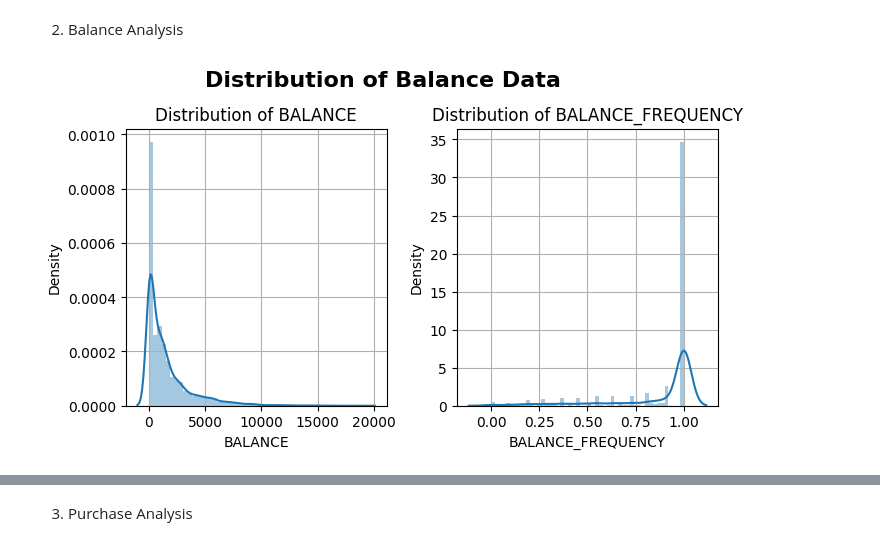
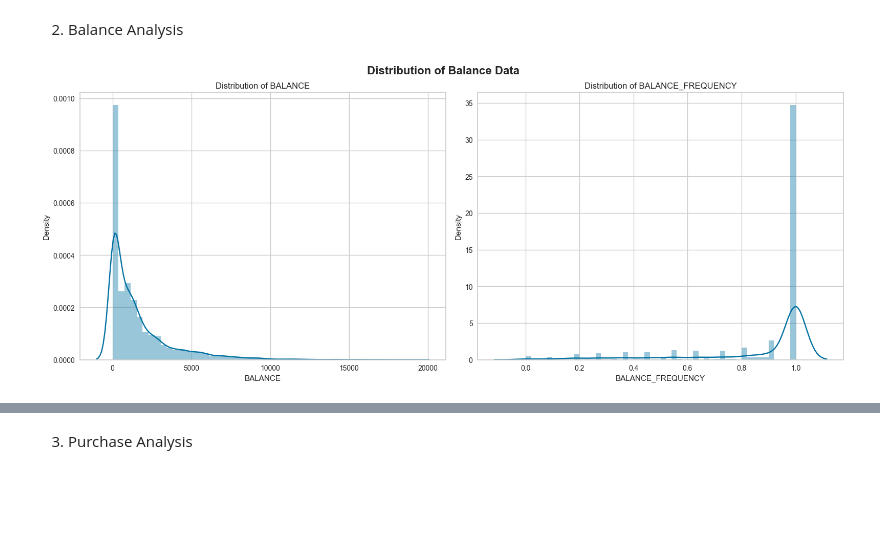
Before and after one commit to Foxeeeee/final-project-IV, a Jupyter notebook: PYTN_KampusMerdeka_fp4_Muhamad Hafidz Sohibul Fazri.ipynb, the cells around one changed output, grey strips where cells are left out. Cells and saved outputs as stored; diff of their text form; code cells hidden in the pictures; blank space fills up the shorter version.

```diff
--- a/PYTN_KampusMerdeka_fp4_Muhamad Hafidz Sohibul Fazri.ipynb
+++ b/PYTN_KampusMerdeka_fp4_Muhamad Hafidz Sohibul Fazri.ipynb
@@ -136,14 +140,14 @@ plt.show()
 # %%
 balance_data = df.filter(like='BALANCE')
 
-plt.figure(figsize=(7, 7))
+plt.figure(figsize=(16, 12))
 plt.suptitle('Distribution of Balance Data', fontweight='bold', fontsize=16)
 for i,col in enumerate(balance_data.columns,1):
     plt.subplot(2,2,i)
     plt.title(f"Distribution of {col}")
     sns.distplot(balance_data[col], kde=True)
     plt.grid(True)
     plt.tight_layout()
     plt.plot()
 # %% [output]
-[figure, old version]
+[figure, new version]
```
Also changed, not shown: parts of 51 cells of this notebook.
